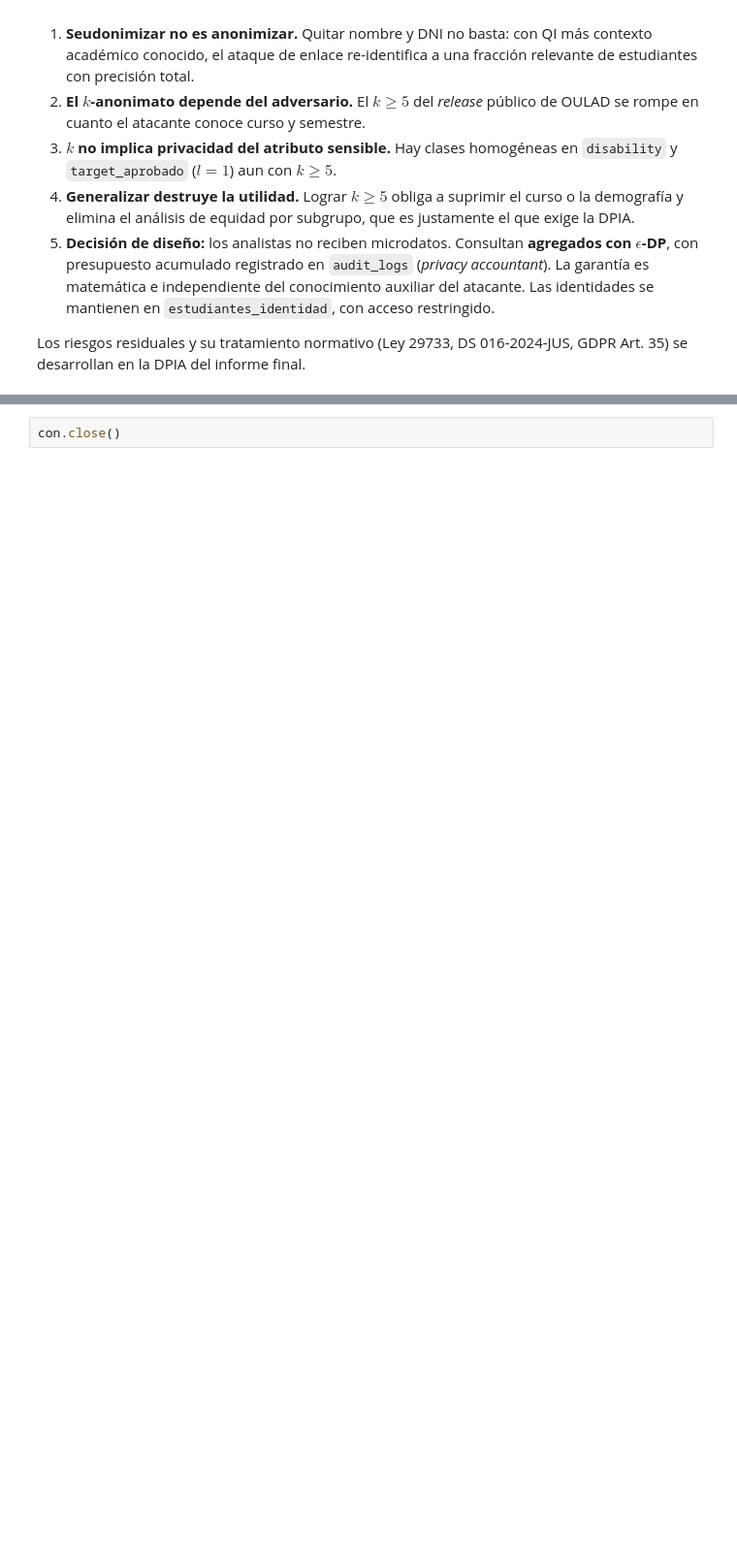
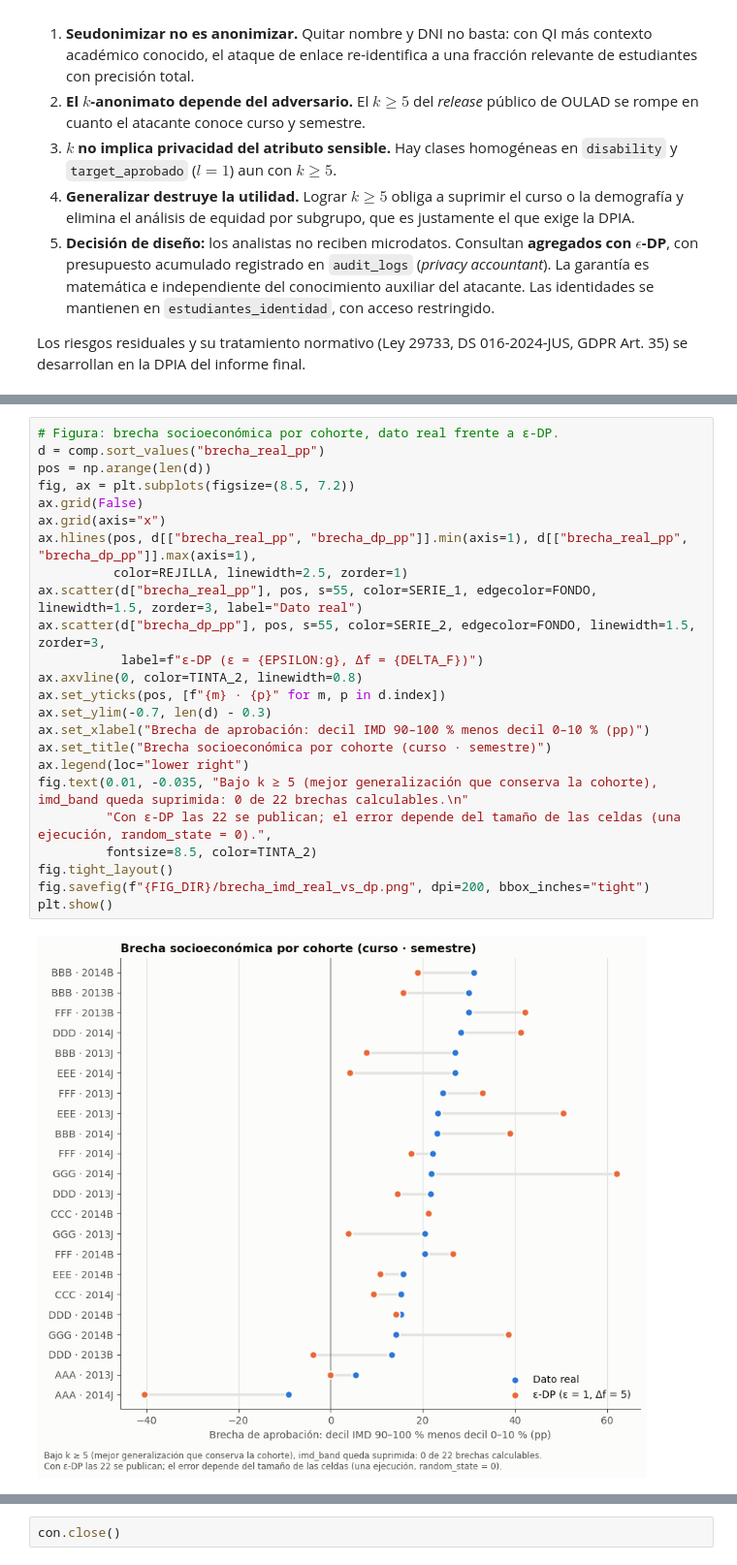
Before and after one commit to Luciana-y/Proyecto-Etica-Final, a Jupyter notebook: notebooks/01_auditoria_riesgo_klt.ipynb, the cells around one changed output, grey strips where cells are left out. Shown at 97% size. Saved outputs shown, nothing was run; the diff lists cells and outputs as text; blank space fills up the shorter version.

```diff
--- a/notebooks/01_auditoria_riesgo_klt.ipynb
+++ b/notebooks/01_auditoria_riesgo_klt.ipynb
@@ -481,0 +551,26 @@ Los riesgos residuales y su tratamiento normativo (Ley 29733, DS 016-2024-JUS, G
+# %%
+# Figura: brecha socioeconómica por cohorte, dato real frente a ε-DP.
+d = comp.sort_values("brecha_real_pp")
+pos = np.arange(len(d))
+fig, ax = plt.subplots(figsize=(8.5, 7.2))
+ax.grid(False)
+ax.grid(axis="x")
+ax.hlines(pos, d[["brecha_real_pp", "brecha_dp_pp"]].min(axis=1), d[["brecha_real_pp", "brecha_dp_pp"]].max(axis=1),
+          color=REJILLA, linewidth=2.5, zorder=1)
+ax.scatter(d["brecha_real_pp"], pos, s=55, color=SERIE_1, edgecolor=FONDO, linewidth=1.5, zorder=3, label="Dato real")
+ax.scatter(d["brecha_dp_pp"], pos, s=55, color=SERIE_2, edgecolor=FONDO, linewidth=1.5, zorder=3,
+           label=f"ε-DP (ε = {EPSILON:g}, Δf = {DELTA_F})")
+ax.axvline(0, color=TINTA_2, linewidth=0.8)
+ax.set_yticks(pos, [f"{m} · {p}" for m, p in d.index])
+ax.set_ylim(-0.7, len(d) - 0.3)
+ax.set_xlabel("Brecha de aprobación: decil IMD 90–100 % menos decil 0–10 % (pp)")
+ax.set_title("Brecha socioeconómica por cohorte (curso · semestre)")
+ax.legend(loc="lower right")
+fig.text(0.01, -0.035, "Bajo k ≥ 5 (mejor generalización que conserva la cohorte), imd_band queda suprimida: 0 de 22 brechas calculables.\n"
+         "Con ε-DP las 22 se publican; el error depende del tamaño de las celdas (una ejecución, random_state = 0).",
+         fontsize=8.5, color=TINTA_2)
+fig.tight_layout()
+fig.savefig(f"{FIG_DIR}/brecha_imd_real_vs_dp.png", dpi=200, bbox_inches="tight")
+plt.show()
+# %% [output]
+[figure, added]
```
Also changed, not shown: parts of 4 cells of this notebook, 21 other files.
